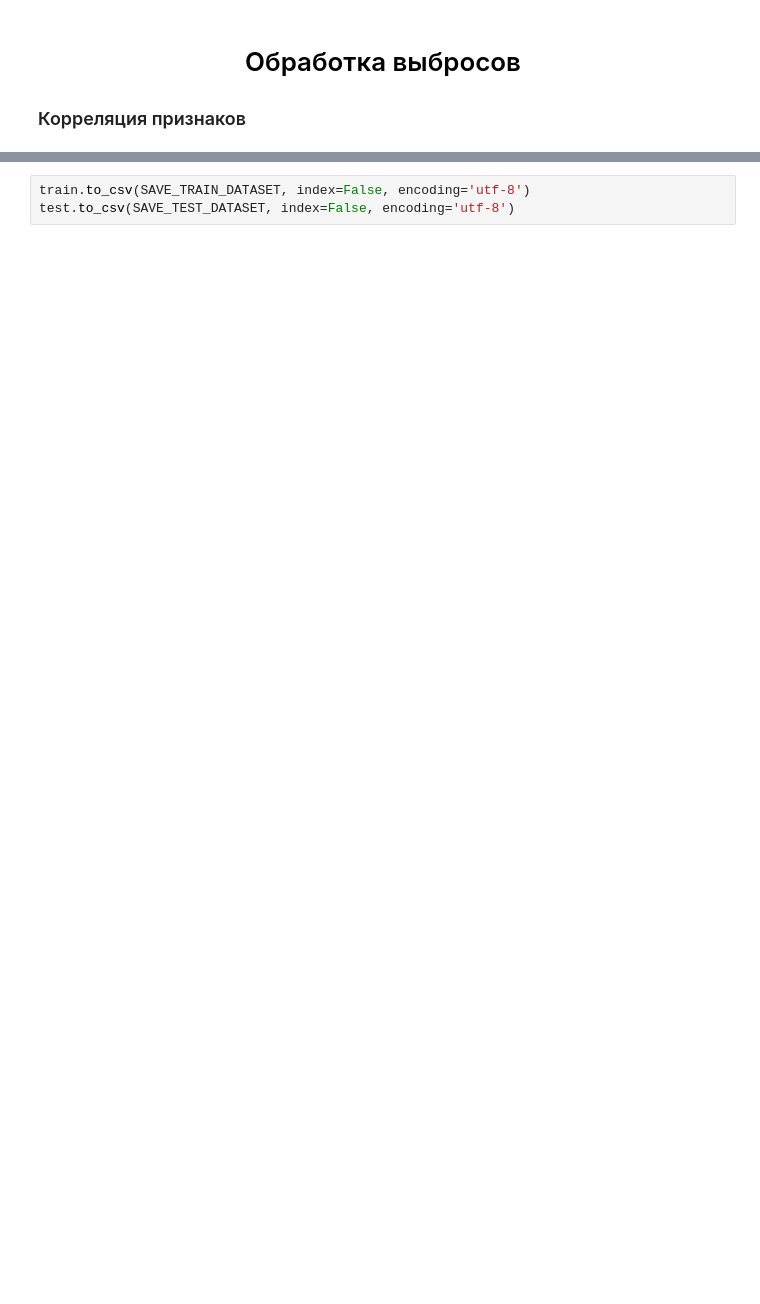
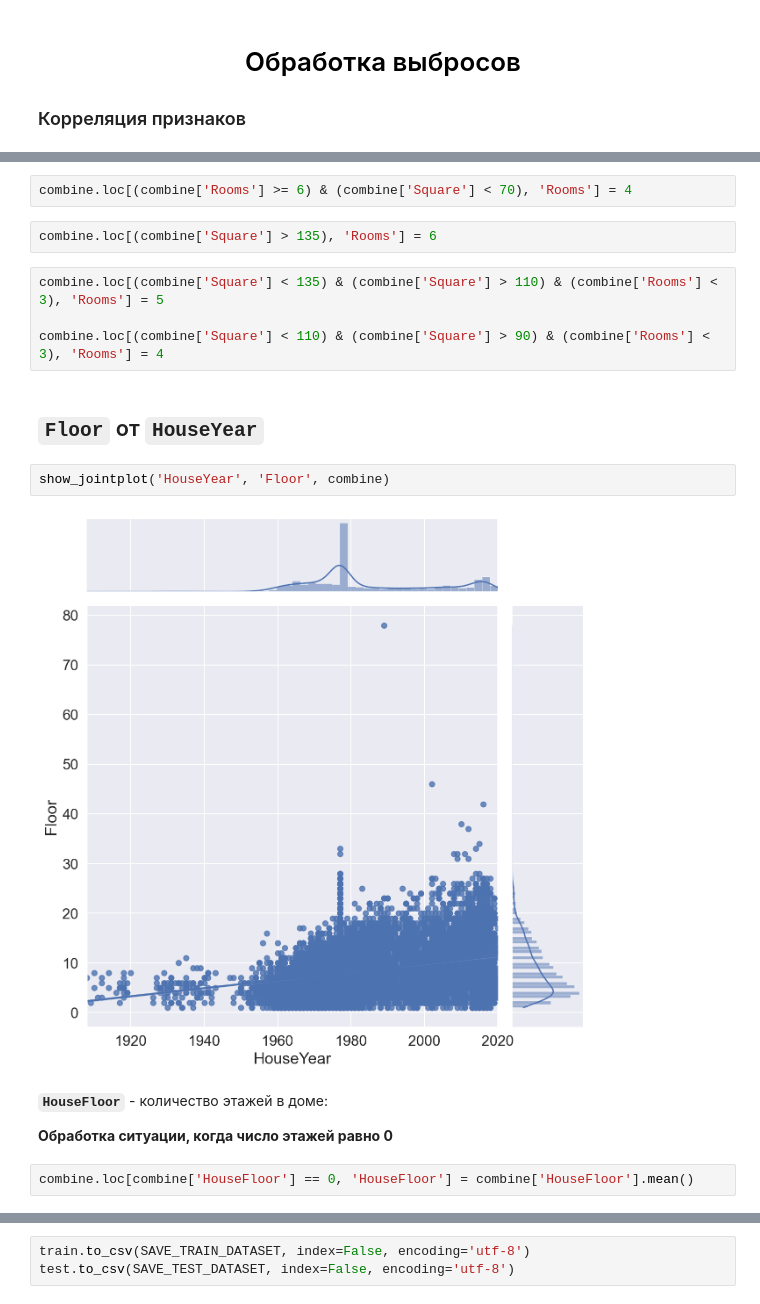
Before and after one commit to SciWake/OLD-Projects-for-Resume, a Jupyter notebook: house-price-prediction/Data_preprocessing.ipynb, the cells around one changed output, grey strips where cells are left out. Drawn from its saved outputs; the diff is of its cells as text; blank space fills up the shorter version.

```diff
--- a/house-price-prediction/Data_preprocessing.ipynb
+++ b/house-price-prediction/Data_preprocessing.ipynb
@@ -326,0 +402,20 @@ test = train = combine[len_train:]
+# %%
+combine.loc[(combine['Rooms'] >= 6) & (combine['Square'] < 70), 'Rooms'] = 4
+# %%
+combine.loc[(combine['Square'] > 135), 'Rooms'] = 6
+# %%
+combine.loc[(combine['Square'] < 135) & (combine['Square'] > 110) & (combine['Rooms'] < 3), 'Rooms'] = 5
+
+combine.loc[(combine['Square'] < 110) & (combine['Square'] > 90) & (combine['Rooms'] < 3), 'Rooms'] = 4
+# %% [markdown]
+## `Floor` от `HouseYear`
+# %%
+show_jointplot('HouseYear', 'Floor', combine)
+# %% [output]
+[figure, added]
+# %% [markdown]
+**`HouseFloor`** - количество этажей в доме:
+
+**Обработка ситуации, когда число этажей равно 0**
+# %%
+combine.loc[combine['HouseFloor'] == 0, 'HouseFloor'] = combine['HouseFloor'].mean()
```
Also changed, not shown: parts of 50 cells of this notebook.
